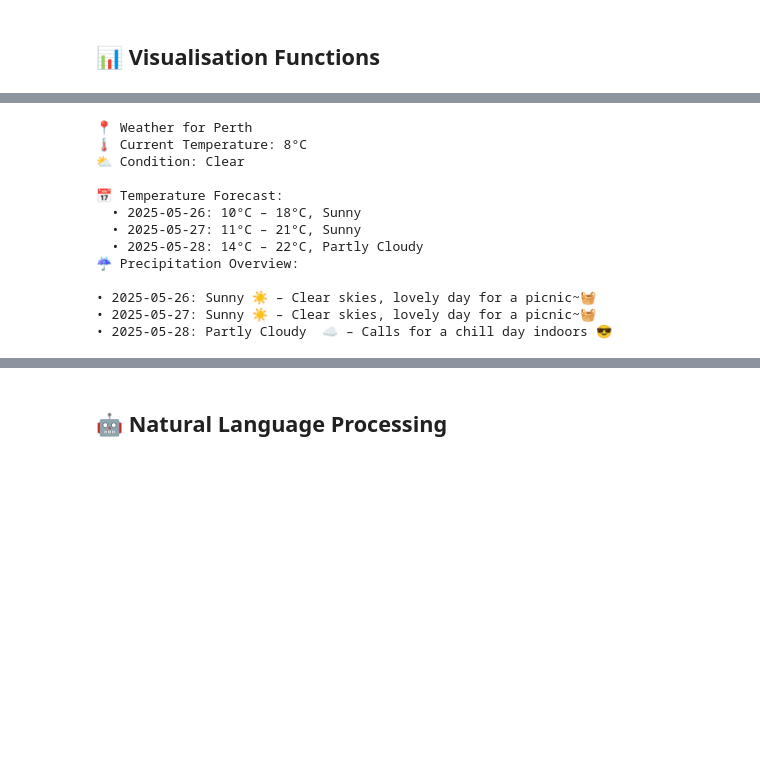
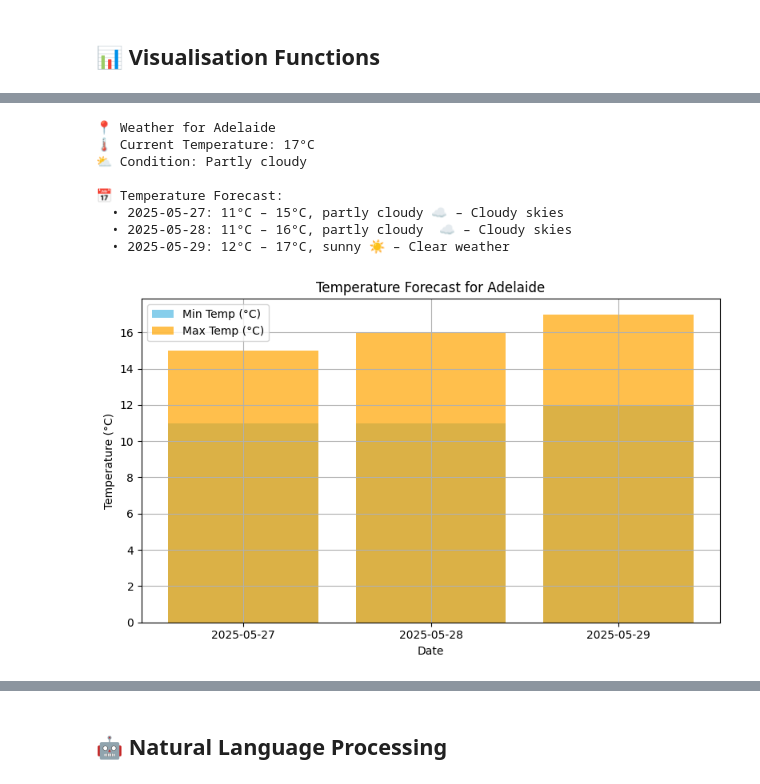
Before and after one commit to helloyaz/weatherwise_Yasmine_Kyaw_19473235, a Jupyter notebook: weatherwise_Yasmine_Kyaw_19473235_starter_notebook.ipynb, the cells around one changed output, grey strips where cells are left out. Cells and saved outputs as stored; diff of their text form; code cells hidden in the pictures; blank space fills up the shorter version.

```diff
--- a/weatherwise_Yasmine_Kyaw_19473235_starter_notebook.ipynb
+++ b/weatherwise_Yasmine_Kyaw_19473235_starter_notebook.ipynb
@@ -134,0 +153,3 @@ print(result)
+# %%
+# Get weather data for a chosen city and number of forecast days (max 3)
+weather_data = get_weather_data("Perth", 3)
@@ -228,17 +211,17 @@ def describe_precipitation_forecast(weather_data):
-# %%
-data = get_weather_data("Perth", 3)
-describe_precipitation_forecast(data)
-# %% [output]
-📍 Weather for Perth
-🌡️ Current Temperature: 8°C
-⛅ Condition: Clear
-
-📅 Temperature Forecast:
-  • 2025-05-26: 10°C – 18°C, Sunny
-  • 2025-05-27: 11°C – 21°C, Sunny
-  • 2025-05-28: 14°C – 22°C, Partly Cloudy
-☔ Precipitation Overview:
-
-• 2025-05-26: Sunny ☀️ – Clear skies, lovely day for a picnic~🧺
-• 2025-05-27: Sunny ☀️ – Clear skies, lovely day for a picnic~🧺
-• 2025-05-28: Partly Cloudy  ☁️ – Calls for a chill day indoors 😎
+# %%
+# ✅ Use this consistently throughout your notebook
+weather_data = get_weather_data("Adelaide", 3)
+
+
+# Visualize temperature forecast
+create_temperature_visualisation(weather_data)
+# %% [output]
+📍 Weather for Adelaide
+🌡️ Current Temperature: 17°C
+⛅ Condition: Partly cloudy
+
+📅 Temperature Forecast:
+  • 2025-05-27: 11°C – 15°C, partly cloudy ☁️ – Cloudy skies
+  • 2025-05-28: 11°C – 16°C, partly cloudy  ☁️ – Cloudy skies
+  • 2025-05-29: 12°C – 17°C, sunny ☀️ – Clear weather
+[figure, added]
```
Also changed, not shown: parts of 12 cells of this notebook.
